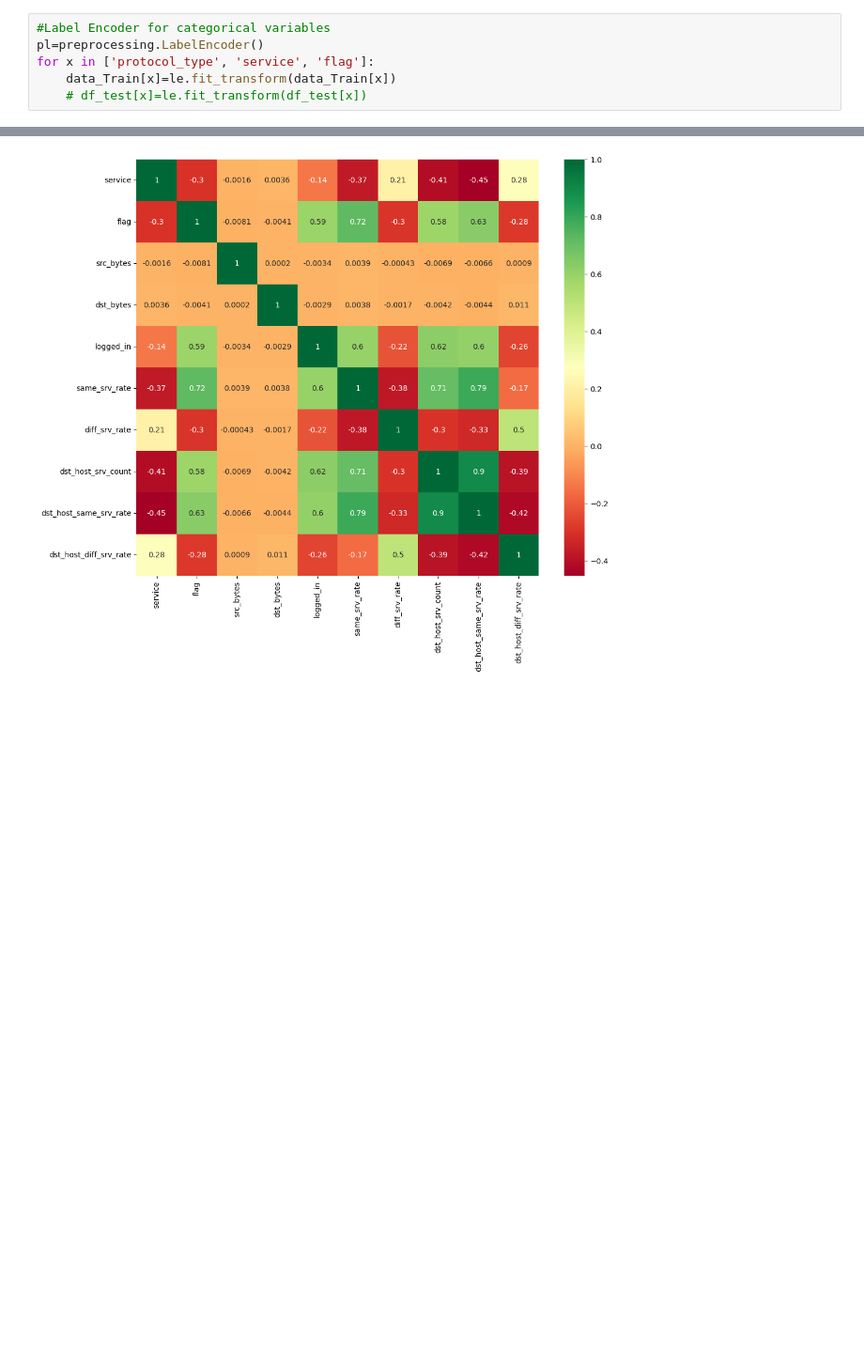
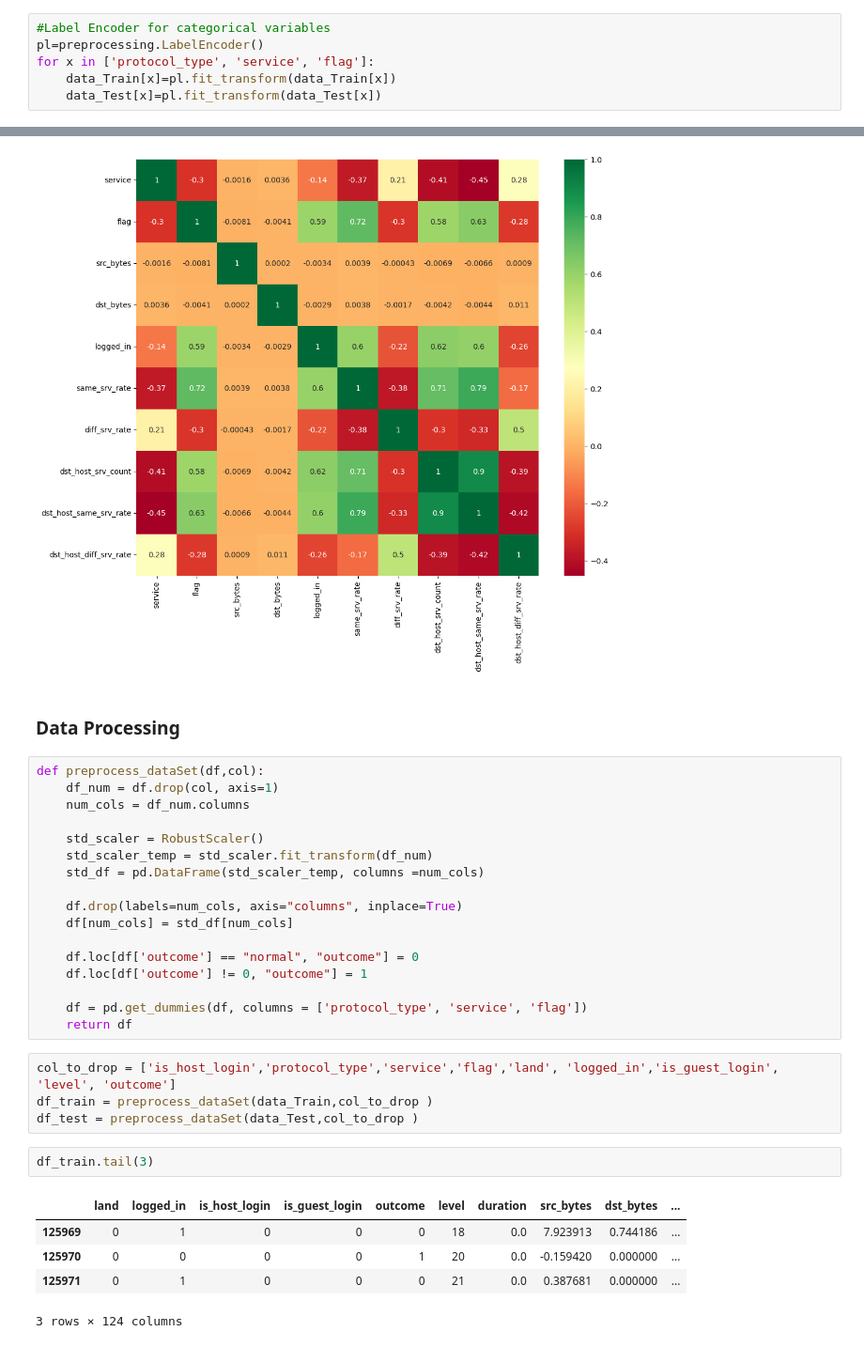
Before and after one commit to yassineboujrada/Intrusion_Detection_System_Analyze, a Jupyter notebook: IDS.ipynb, the cells around one changed output, grey strips where cells are left out. Shown at 94% size. Cells and saved outputs as stored; diff of their text form; blank space fills up the shorter version.

```diff
--- a/IDS.ipynb
+++ b/IDS.ipynb
@@ -204,8 +216,8 @@ data_Train['dst_host_srv_count'].corr(data_Train['same_srv_rate'])
 #Label Encoder for categorical variables
 pl=preprocessing.LabelEncoder()
 for x in ['protocol_type', 'service', 'flag']:
-    data_Train[x]=le.fit_transform(data_Train[x])
-    # df_test[x]=le.fit_transform(df_test[x])
+    data_Train[x]=pl.fit_transform(data_Train[x])
+    data_Test[x]=pl.fit_transform(data_Test[x])
 # %%
 coll = ['service', 'flag', 'src_bytes', 'dst_bytes', 'logged_in',
        'same_srv_rate', 'diff_srv_rate', 'dst_host_srv_count',
@@ -215,3 +227,34 @@ plt.figure(figsize=(12,10))
 p=sns.heatmap(data_Train[coll].corr(), annot=True,cmap ='RdYlGn')
 # %% [output]
 [figure]
+# %% [markdown]
+### Data Processing
+# %%
+def preprocess_dataSet(df,col):
+    df_num = df.drop(col, axis=1)
+    num_cols = df_num.columns
+
+    std_scaler = RobustScaler()
+    std_scaler_temp = std_scaler.fit_transform(df_num)
+    std_df = pd.DataFrame(std_scaler_temp, columns =num_cols)
+
+    df.drop(labels=num_cols, axis="columns", inplace=True)
+    df[num_cols] = std_df[num_cols]
+
+    df.loc[df['outcome'] == "normal", "outcome"] = 0
+    df.loc[df['outcome'] != 0, "outcome"] = 1
+
+    df = pd.get_dummies(df, columns = ['protocol_type', 'service', 'flag'])
+    return df
+# %%
+col_to_drop = ['is_host_login','protocol_type','service','flag','land', 'logged_in','is_guest_login', 'level', 'outcome']
+df_train = preprocess_dataSet(data_Train,col_to_drop )
+df_test = preprocess_dataSet(data_Test,col_to_drop )
+# %%
+df_train.tail(3)
+# %% [output]
+|  | land | logged_in | is_host_login | is_guest_login | outcome | level | duration | src_bytes | dst_bytes | ... |
+| 125969 | 0 | 1 | 0 | 0 | 0 | 18 | 0.0 | 7.923913 | 0.744186 | ... |
+| 125970 | 0 | 0 | 0 | 0 | 1 | 20 | 0.0 | -0.159420 | 0.000000 | ... |
+| 125971 | 0 | 1 | 0 | 0 | 0 | 21 | 0.0 | 0.387681 | 0.000000 | ... |
+3 rows × 124 columns
```
Also changed, not shown: parts of 6 cells of this notebook.
